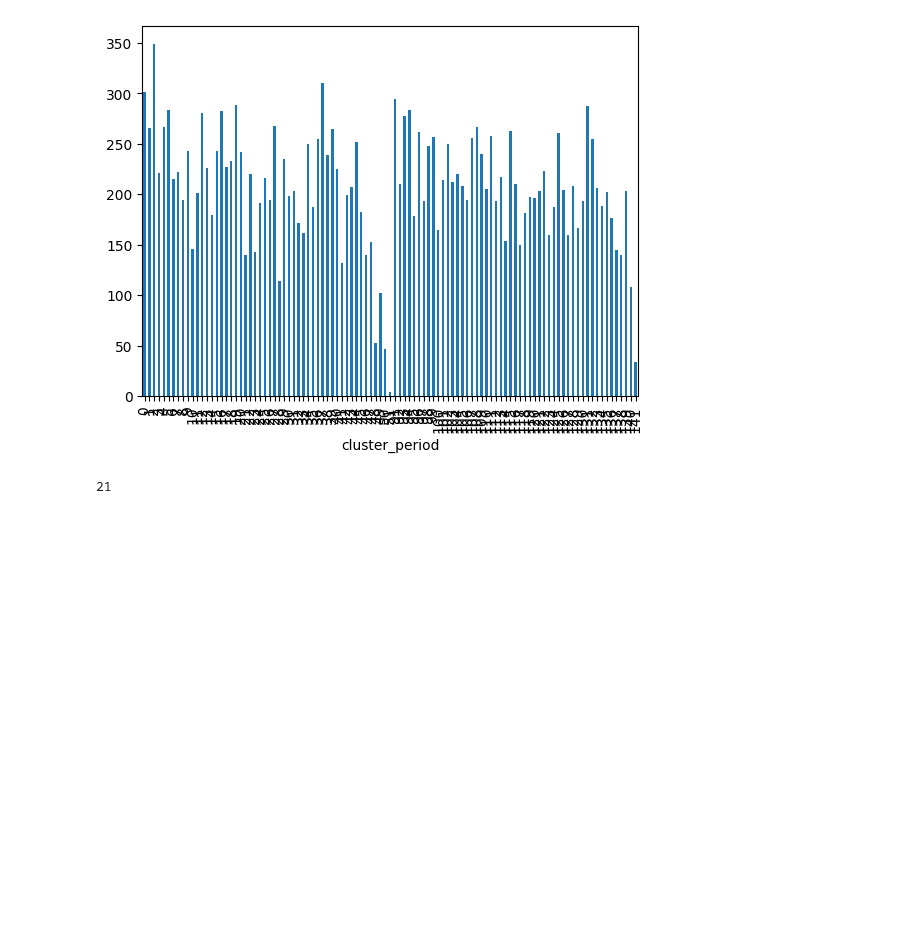
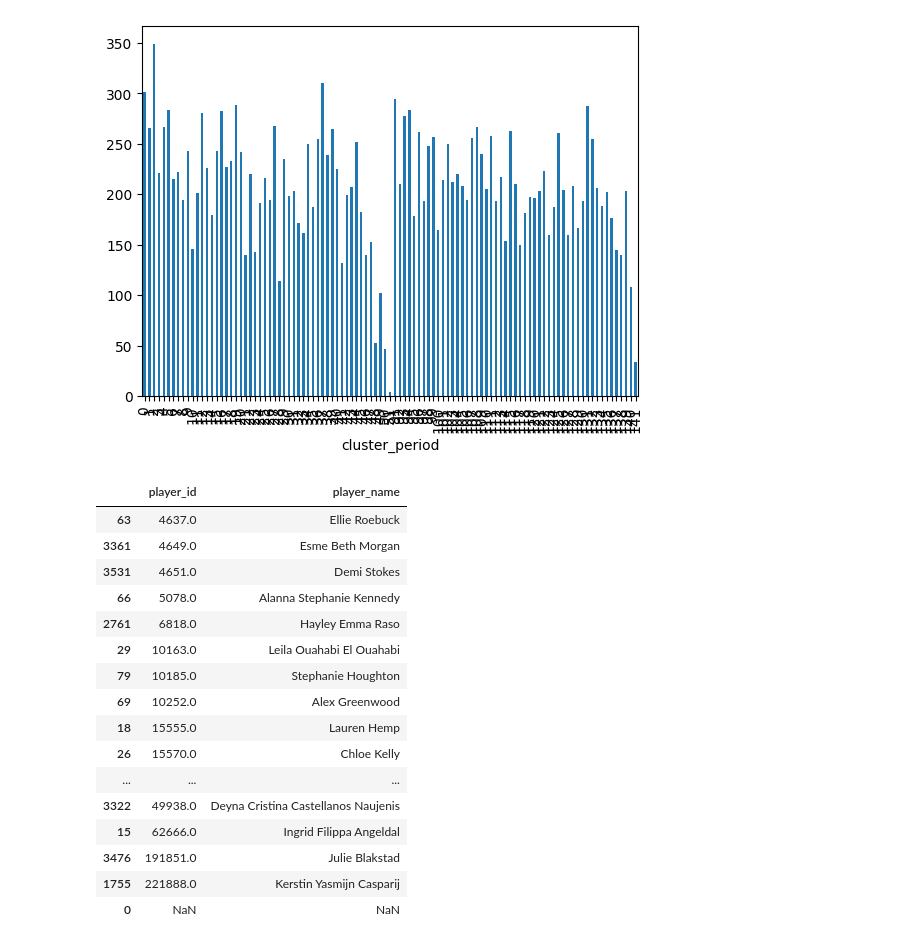
Before and after one commit to fstorme/ManHackathonIrmes, a Jupyter notebook: examples/StatsBoom Exploring.ipynb, the cells around one changed output. Saved outputs shown, nothing was run; the diff lists cells and outputs as text; code cells hidden in the pictures; blank space fills up the shorter version.

```diff
--- a/examples/StatsBoom Exploring.ipynb
+++ b/examples/StatsBoom Exploring.ipynb
@@ -55,10 +55,26 @@ df_events.groupby('cluster_period').id.count().plot.bar()
 # %%
 df_events.loc[~df_events.player.isna(), 'player_id'] = df_events.loc[~df_events.player.isna(), 'player'].apply(lambda x: x['id'])
 df_events.loc[~df_events.player.isna(), 'player_name'] = df_events.loc[~df_events.player.isna(), 'player'].apply(lambda x: x['name'])
 df_events.loc[:, 'team_id'] = df_events.team.apply(lambda x: x['id'])
 
 # Sélection des joueuses de ManCity
 mask = df_events.team_id == 746
-len(df_events[mask][['player_id', 'player_name']].drop_duplicates().sort_values(by = 'player_id'))
+df_events[mask][['player_id', 'player_name']].drop_duplicates().sort_values(by = 'player_id')
 # %% [output]
-21
+|  | player_id | player_name |
+| 63 | 4637.0 | Ellie Roebuck |
+| 3361 | 4649.0 | Esme Beth Morgan |
+| 3531 | 4651.0 | Demi Stokes |
+| 66 | 5078.0 | Alanna Stephanie Kennedy |
+| 2761 | 6818.0 | Hayley Emma Raso |
+| 29 | 10163.0 | Leila Ouahabi El Ouahabi |
+| 79 | 10185.0 | Stephanie Houghton |
+| 69 | 10252.0 | Alex Greenwood |
+| 18 | 15555.0 | Lauren Hemp |
+| 26 | 15570.0 | Chloe Kelly |
+| ... | ... | ... |
+| 3322 | 49938.0 | Deyna Cristina Castellanos Naujenis |
+| 15 | 62666.0 | Ingrid Filippa Angeldal |
+| 3476 | 191851.0 | Julie Blakstad |
+| 1755 | 221888.0 | Kerstin Yasmijn Casparij |
+| 0 | NaN | NaN |
```
Also changed, not shown: 21 other files.
